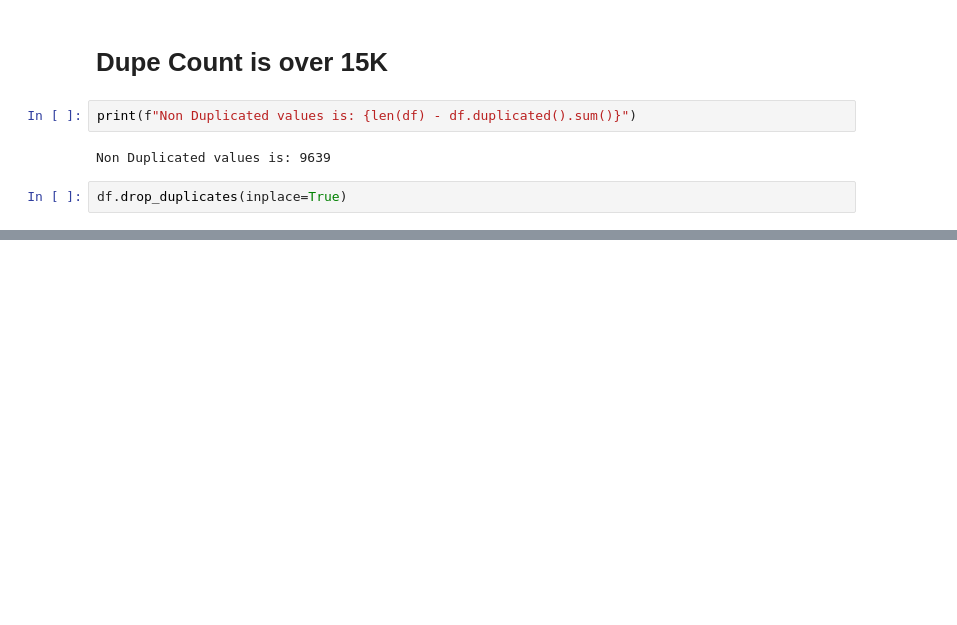
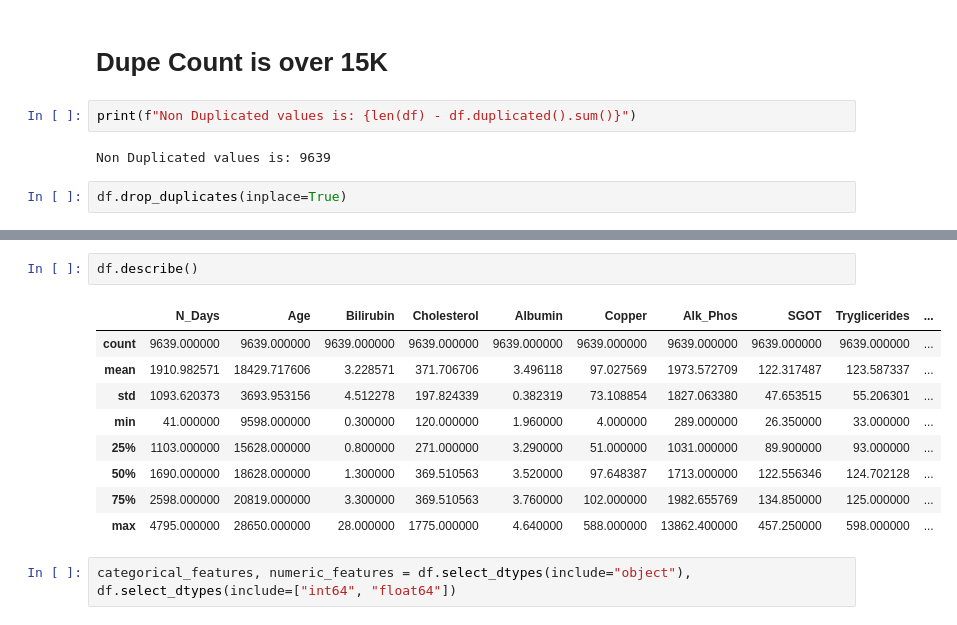
Before and after one commit to MaukanMir/Liver-Cirrhosis-Classification, a Jupyter notebook: training.ipynb, the cells around one changed output, grey strips where cells are left out. Cells and saved outputs as stored; diff of their text form; blank space fills up the shorter version.

```diff
--- a/training.ipynb
+++ b/training.ipynb
@@ -233,0 +268,14 @@ df.drop_duplicates(inplace=True)
+# %%
+df.describe()
+# %% [output]
+|  | N_Days | Age | Bilirubin | Cholesterol | Albumin | Copper | Alk_Phos | SGOT | Tryglicerides | ... |
+| count | 9639.000000 | 9639.000000 | 9639.000000 | 9639.000000 | 9639.000000 | 9639.000000 | 9639.000000 | 9639.000000 | 9639.000000 | ... |
+| mean | 1910.982571 | 18429.717606 | 3.228571 | 371.706706 | 3.496118 | 97.027569 | 1973.572709 | 122.317487 | 123.587337 | ... |
+| std | 1093.620373 | 3693.953156 | 4.512278 | 197.824339 | 0.382319 | 73.108854 | 1827.063380 | 47.653515 | 55.206301 | ... |
+| min | 41.000000 | 9598.000000 | 0.300000 | 120.000000 | 1.960000 | 4.000000 | 289.000000 | 26.350000 | 33.000000 | ... |
+| 25% | 1103.000000 | 15628.000000 | 0.800000 | 271.000000 | 3.290000 | 51.000000 | 1031.000000 | 89.900000 | 93.000000 | ... |
+| 50% | 1690.000000 | 18628.000000 | 1.300000 | 369.510563 | 3.520000 | 97.648387 | 1713.000000 | 122.556346 | 124.702128 | ... |
+| 75% | 2598.000000 | 20819.000000 | 3.300000 | 369.510563 | 3.760000 | 102.000000 | 1982.655769 | 134.850000 | 125.000000 | ... |
+| max | 4795.000000 | 28650.000000 | 28.000000 | 1775.000000 | 4.640000 | 588.000000 | 13862.400000 | 457.250000 | 598.000000 | ... |
+# %%
+categorical_features, numeric_features = df.select_dtypes(include="object"), df.select_dtypes(include=["int64", "float64"])
```
Also changed, not shown: parts of 4 cells of this notebook.
